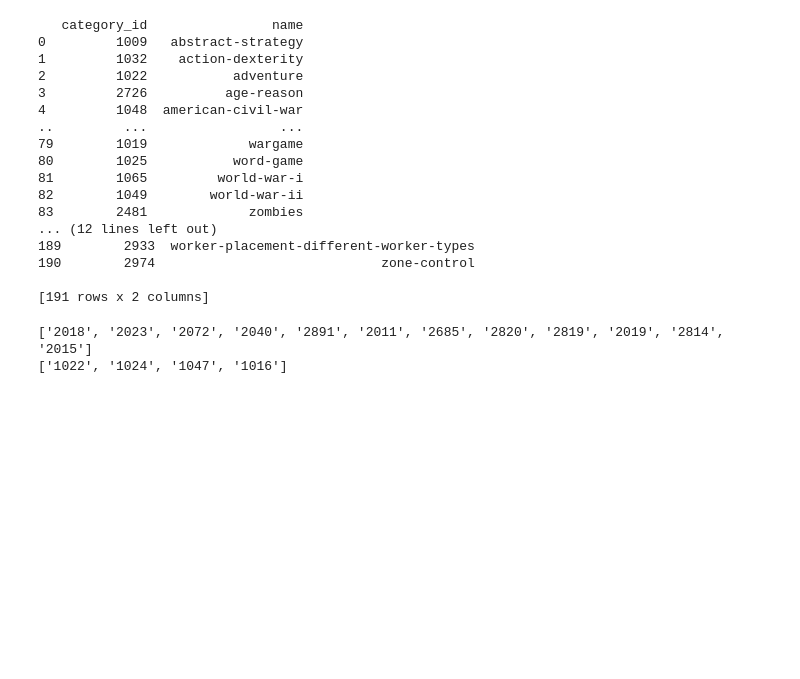
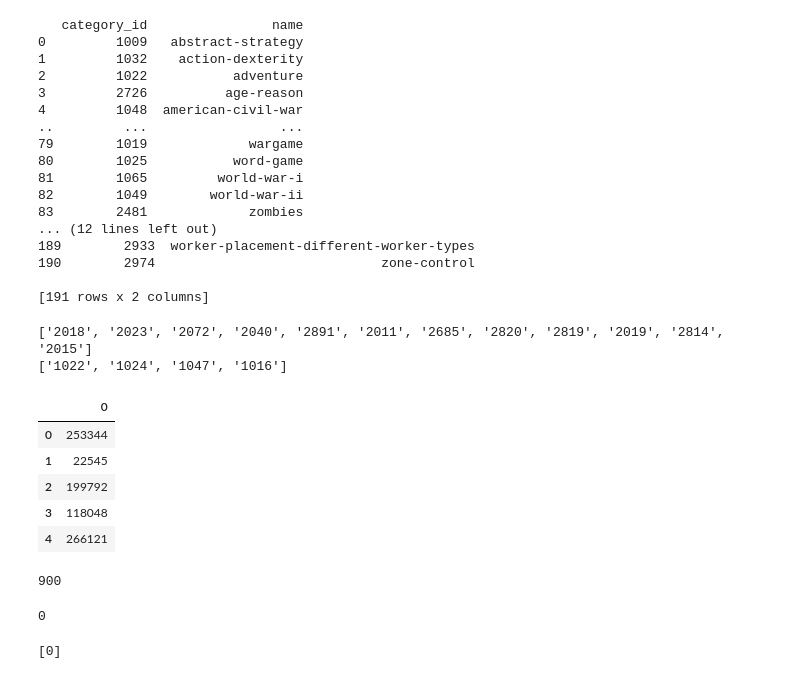
Before and after one commit to randynobx/bloomtech-ds40-group-project, a Jupyter notebook: notebooks/bggxmlapi2_pilot.ipynb, the cells around one changed output. Cells and saved outputs as stored; diff of their text form; code cells hidden in the pictures; blank space fills up the shorter version.

```diff
--- a/notebooks/bggxmlapi2_pilot.ipynb
+++ b/notebooks/bggxmlapi2_pilot.ipynb
@@ -261,3 +261,23 @@ print(categories)
 # %% [output]
 ['2018', '2023', '2072', '2040', '2891', '2011', '2685', '2820', '2819', '2019', '2814', '2015']
 ['1022', '1024', '1047', '1016']
+# %%
+game_ids = pd.read_csv(f'../data/processed/game_ids.csv', header=None)
+game_ids.head()
+# %% [output]
+|  | 0 |
+| 0 | 253344 |
+| 1 | 22545 |
+| 2 | 199792 |
+| 3 | 118048 |
+| 4 | 266121 |
+# %%
+print(len(game_ids))
+game_ids.duplicated().sum()
+# %% [output]
+900
+0
+# %%
+[x for x in range(1)]
+# %% [output]
+[0]
```
Also changed, not shown: 25 other files.
